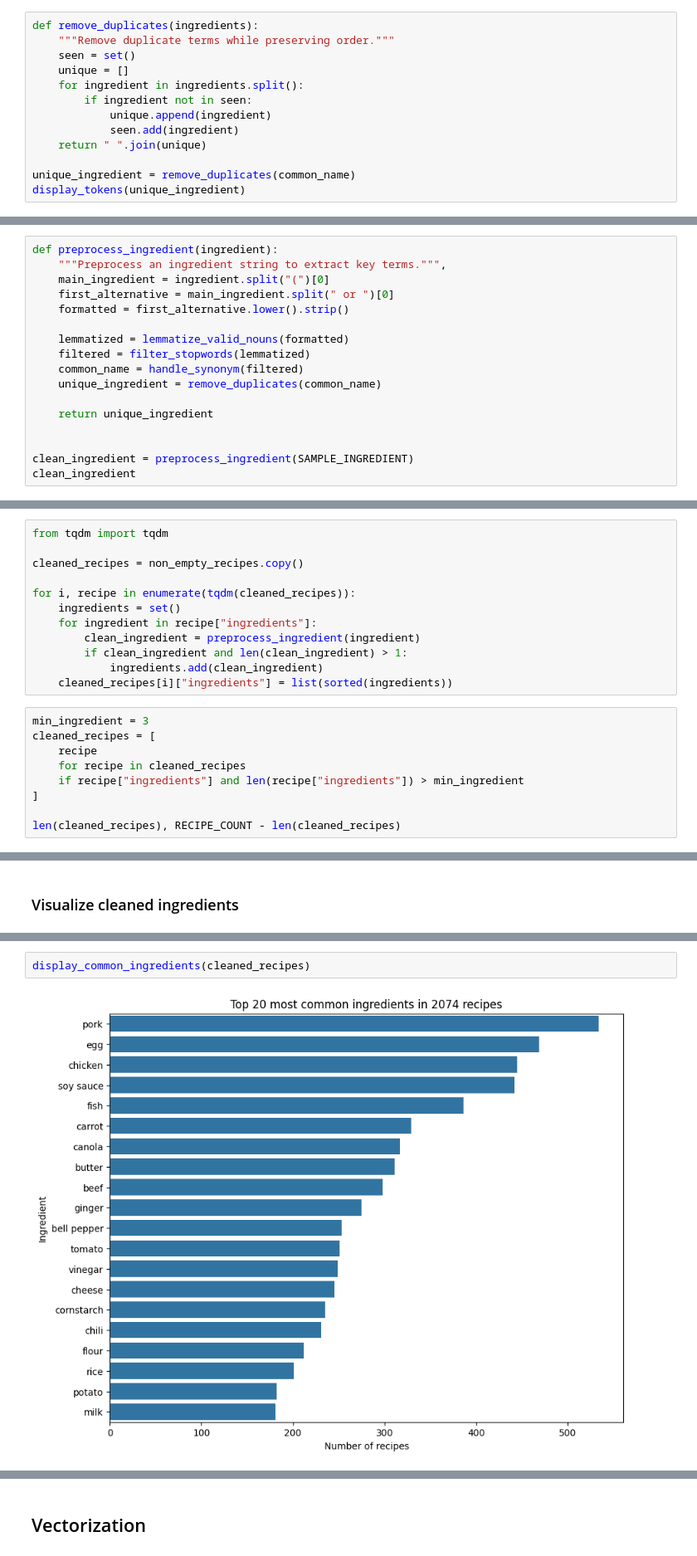
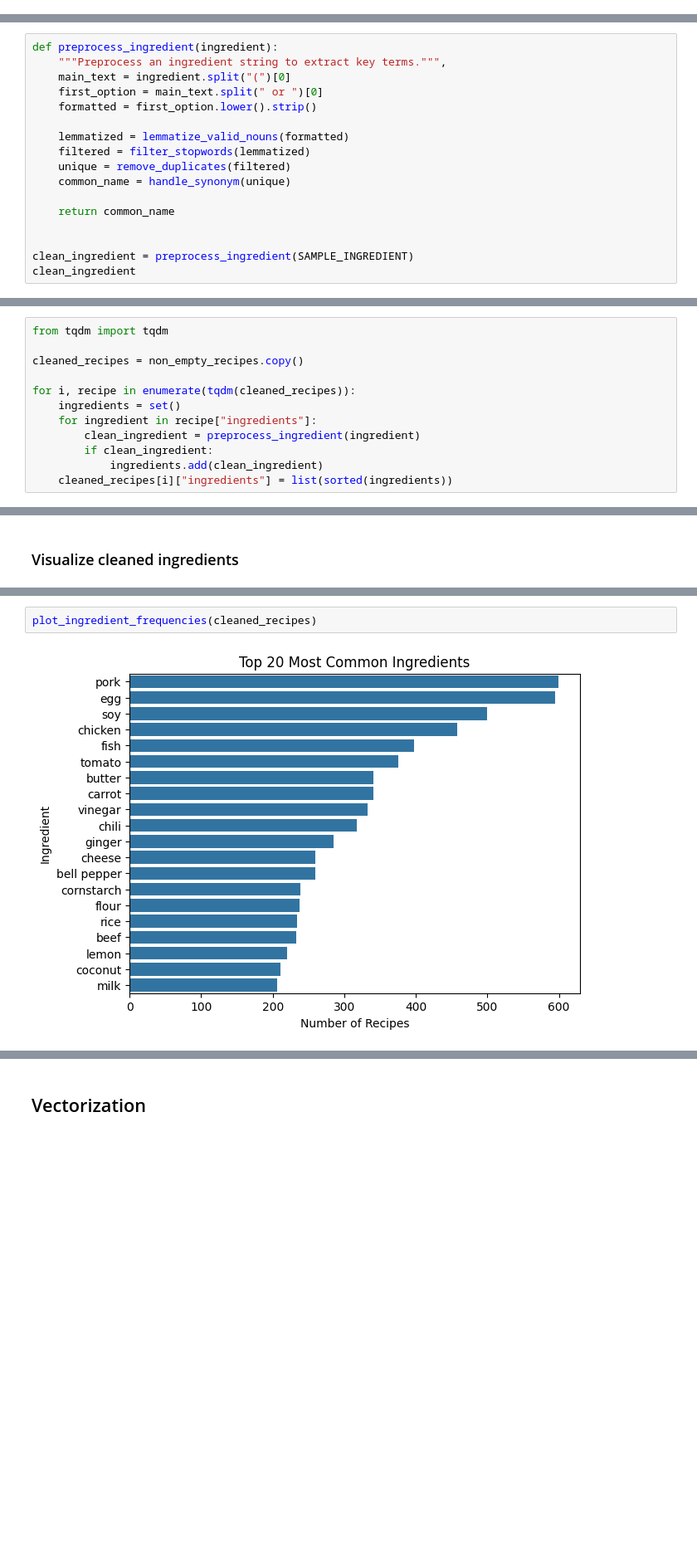
Before and after one commit to rixmape/panlasang-pinoy-clustering, a Jupyter notebook: panlasang-pinoy.ipynb, the cells around one changed output, grey strips where cells are left out. Shown at 83% size. Cells and saved outputs as stored; diff of their text form; blank space fills up the shorter version.

```diff
--- a/panlasang-pinoy.ipynb
+++ b/panlasang-pinoy.ipynb
@@ -255,13 +278,0 @@ curd    curd     NOUN   NN     ROOT      True
-# %%
-def remove_duplicates(ingredients):
-    """Remove duplicate terms while preserving order."""
-    seen = set()
-    unique = []
-    for ingredient in ingredients.split():
-        if ingredient not in seen:
-            unique.append(ingredient)
-            seen.add(ingredient)
-    return " ".join(unique)
-
-unique_ingredient = remove_duplicates(common_name)
-display_tokens(unique_ingredient)
@@ -275,16 +281,16 @@ curd    curd     NOUN   NN     ROOT      True
 # %%
 def preprocess_ingredient(ingredient):
     """Preprocess an ingredient string to extract key terms.""",
-    main_ingredient = ingredient.split("(")[0]
-    first_alternative = main_ingredient.split(" or ")[0]
-    formatted = first_alternative.lower().strip()
+    main_text = ingredient.split("(")[0]
+    first_option = main_text.split(" or ")[0]
+    formatted = first_option.lower().strip()
 
     lemmatized = lemmatize_valid_nouns(formatted)
     filtered = filter_stopwords(lemmatized)
-    common_name = handle_synonym(filtered)
-    unique_ingredient = remove_duplicates(common_name)
+    unique = remove_duplicates(filtered)
+    common_name = handle_synonym(unique)
 
-    return unique_ingredient
+    return common_name
 
 
 clean_ingredient = preprocess_ingredient(SAMPLE_INGREDIENT)
@@ -302,15 +308,6 @@ for i, recipe in enumerate(tqdm(cleaned_recipes)):
     ingredients = set()
     for ingredient in recipe["ingredients"]:
         clean_ingredient = preprocess_ingredient(ingredient)
-        if clean_ingredient and len(clean_ingredient) > 1:
+        if clean_ingredient:
             ingredients.add(clean_ingredient)
     cleaned_recipes[i]["ingredients"] = list(sorted(ingredients))
-# %%
-min_ingredient = 3
-cleaned_recipes = [
-    recipe
-    for recipe in cleaned_recipes
-    if recipe["ingredients"] and len(recipe["ingredients"]) > min_ingredient
-]
-
-len(cleaned_recipes), RECIPE_COUNT - len(cleaned_recipes)
@@ -337,4 +320,4 @@ display_ingredients_histplot(cleaned_recipes)
 # %%
-display_common_ingredients(cleaned_recipes)
+plot_ingredient_frequencies(cleaned_recipes)
 # %% [output]
-[figure, old version]
+[figure, new version]
```
Also changed, not shown: parts of 25 cells of this notebook, 3 other files.
